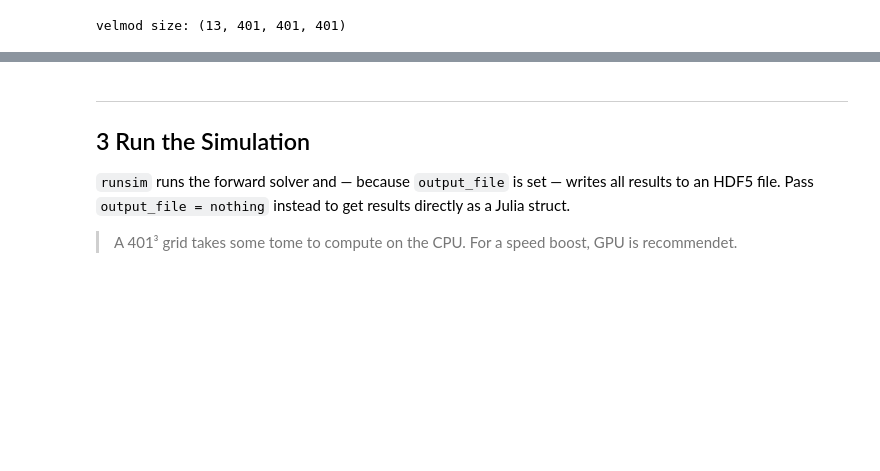
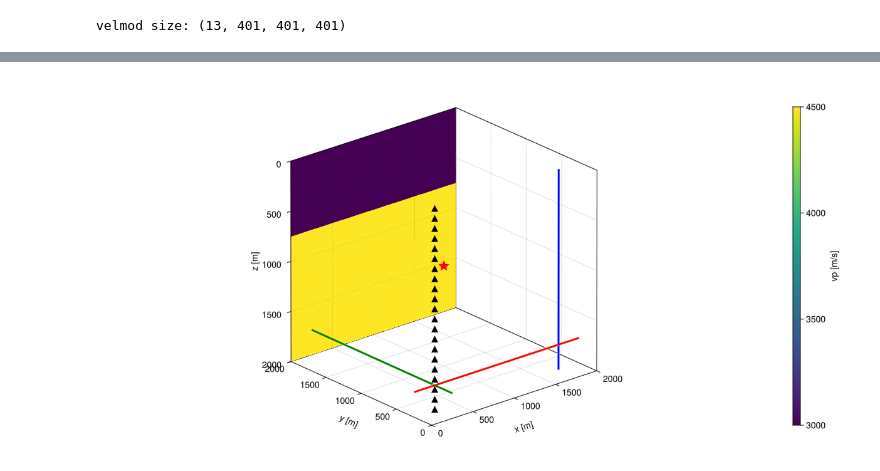
Before and after one commit to wtegtow/ElasticFDSG.jl, a Jupyter notebook: examples/demo3d.ipynb, the cells around one changed output, grey strips where cells are left out. Saved outputs shown, nothing was run; the diff lists cells and outputs as text; code cells hidden in the pictures; blank space fills up the shorter version.

```diff
--- a/examples/demo3d.ipynb
+++ b/examples/demo3d.ipynb
@@ -192,8 +139,44 @@ config = ElasticFDSG.config_template_3d(
-# %% [markdown]
----
-## 3  Run the Simulation
-
-`runsim` runs the forward solver and — because `output_file` is set — writes all results to an HDF5 file.
-Pass `output_file = nothing` instead to get results directly as a Julia struct.
->  A 401³ grid takes some tome to compute on the CPU. For a speed boost, GPU is recommendet.
+# %%
+fig = Figure(size=(1200, 600))
+ax = Axis3(fig[1,1], aspect=(1,1,1), zreversed=true, xlabel="x [m]", ylabel="y [m]", zlabel="z [m]")
+
+# vp background wall at the far y-boundary; GLMakie heatmaps require Float64
+vp_xz = Float64.(velmod[4, :, end, :])
+hm = heatmap!(ax, xc, zc, vp_xz, colormap=:viridis, transformation=(:xz, yc[end]))
+
+src = config["source"]["location"]
+scatter!(ax, [src["x"]], [src["y"]], [src["z"]], marker=:star5, color=:red, markersize=20)
+
+geo = config["receivers"]["geophones"]
+scatter!(ax, [d["x"] for d in geo], [d["y"] for d in geo], [d["z"] for d in geo],
+         marker=:utriangle, color=:black, markersize=15)
+
+for fbr in config["receivers"]["das"]["x_aligned"]
+    x_values = fbr["x"]["start"]:fbr["x"]["step"]:fbr["x"]["end"]
+    y_values = fill(fbr["y"], length(x_values))
+    z_values = fill(fbr["z"], length(x_values))
+    lines!(ax, x_values, y_values, z_values, linewidth=3, color=:red)
+end
+
+for fbr in config["receivers"]["das"]["y_aligned"]
+    y_values = fbr["y"]["start"]:fbr["y"]["step"]:fbr["y"]["end"]
+    x_values = fill(fbr["x"], length(y_values))
+    z_values = fill(fbr["z"], length(y_values))
+    lines!(ax, x_values, y_values, z_values, linewidth=3, color=:green)
+end
+
+for fbr in config["receivers"]["das"]["z_aligned"]
+    z_values = fbr["z"]["start"]:fbr["z"]["step"]:fbr["z"]["end"]
+    x_values = fill(fbr["x"], length(z_values))
+    y_values = fill(fbr["y"], length(z_values))
+    lines!(ax, x_values, y_values, z_values, linewidth=3, color=:blue)
+end
+
+xlims!(ax, xc[begin], xc[end])
+ylims!(ax, yc[begin], yc[end])
+zlims!(ax, zc[end], zc[begin])
+Colorbar(fig[1,2], hm, label="vp [m/s]")
+fig
+# %% [output]
+[figure, added]
 # %%
```
Also changed, not shown: parts of 18 cells of this notebook, 10 other files.
